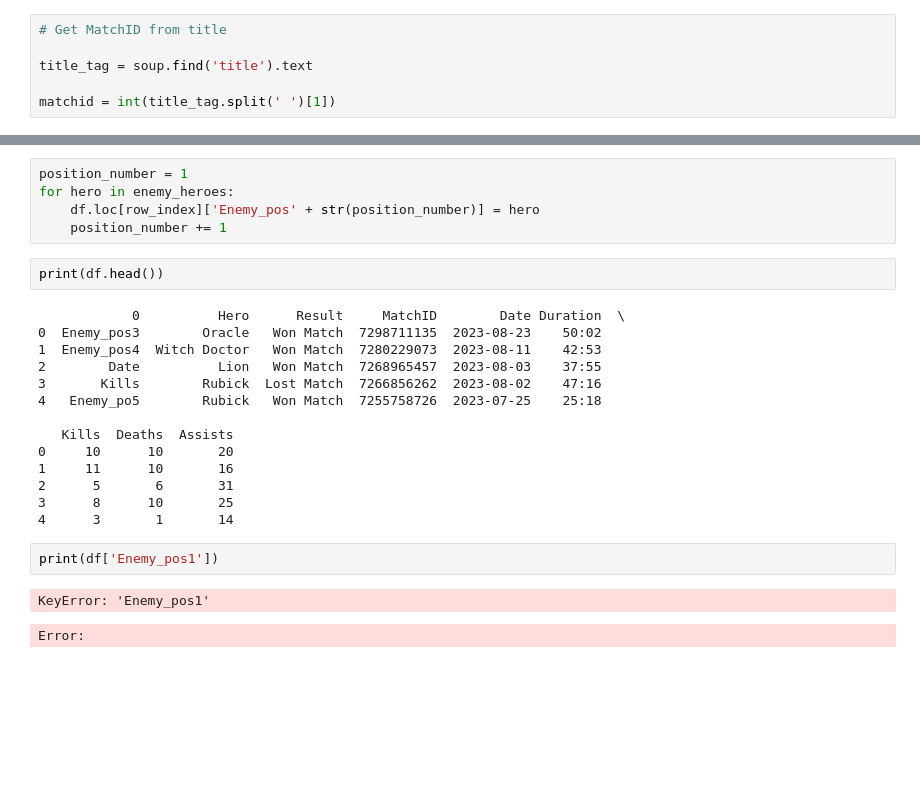
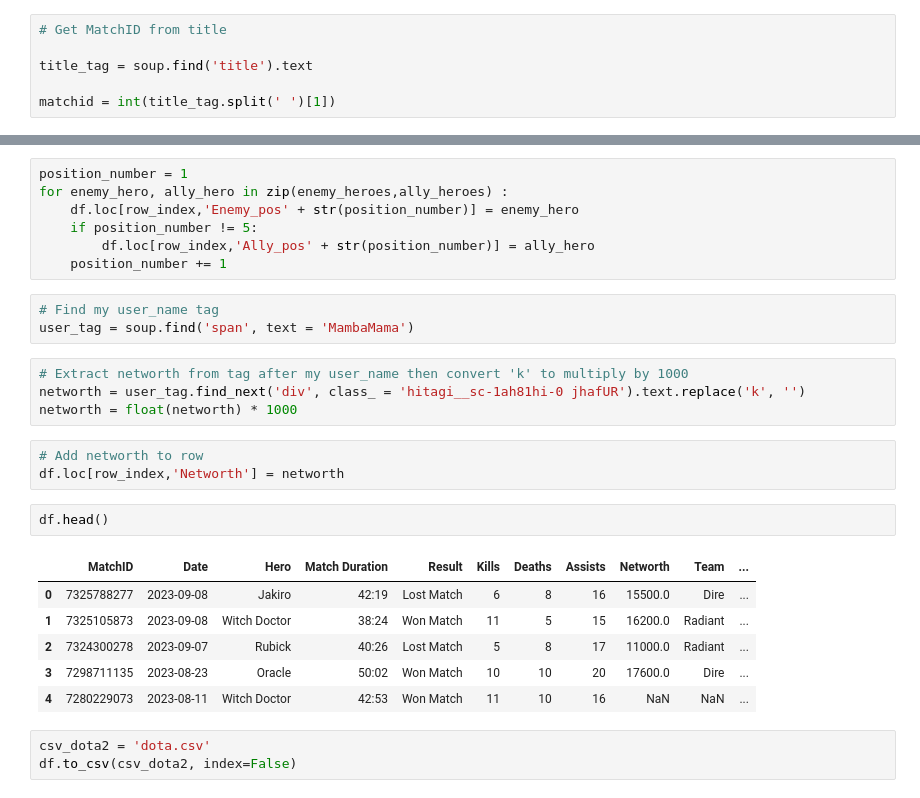
Before and after one commit to hvo7/dota2predictor, a Jupyter notebook: manual_webscraper.ipynb, the cells around one changed output, grey strips where cells are left out. Cells and saved outputs as stored; diff of their text form; blank space fills up the shorter version.

```diff
--- a/manual_webscraper.ipynb
+++ b/manual_webscraper.ipynb
@@ -58,26 +121,29 @@ for i in img_tags:
 # %%
 position_number = 1
-for hero in enemy_heroes:
-    df.loc[row_index]['Enemy_pos' + str(position_number)] = hero
+for enemy_hero, ally_hero in zip(enemy_heroes,ally_heroes) :
+    df.loc[row_index,'Enemy_pos' + str(position_number)] = enemy_hero
+    if position_number != 5:
+        df.loc[row_index,'Ally_pos' + str(position_number)] = ally_hero
     position_number += 1
-# %%
-print(df.head())
-# %% [output]
-            0          Hero      Result     MatchID        Date Duration  \
-0  Enemy_pos3        Oracle   Won Match  7298711135  2023-08-23    50:02
-1  Enemy_pos4  Witch Doctor   Won Match  7280229073  2023-08-11    42:53
-2        Date          Lion   Won Match  7268965457  2023-08-03    37:55
-3       Kills        Rubick  Lost Match  7266856262  2023-08-02    47:16
-4   Enemy_po5        Rubick   Won Match  7255758726  2023-07-25    25:18
-
-   Kills  Deaths  Assists
-0     10      10       20
-1     11      10       16
-2      5       6       31
-3      8      10       25
-4      3       1       14
-# %%
-print(df['Enemy_pos1'])
-# %% [output]
-KeyError: 'Enemy_pos1'
-Error:
+# %%
+# Find my user_name tag
+user_tag = soup.find('span', text = 'MambaMama')
+# %%
+# Extract networth from tag after my user_name then convert 'k' to multiply by 1000
+networth = user_tag.find_next('div', class_ = 'hitagi__sc-1ah81hi-0 jhafUR').text.replace('k', '')
+networth = float(networth) * 1000
+# %%
+# Add networth to row
+df.loc[row_index,'Networth'] = networth
+# %%
+df.head()
+# %% [output]
+|  | MatchID | Date | Hero | Match Duration | Result | Kills | Deaths | Assists | Networth | Team | ... |
+| 0 | 7325788277 | 2023-09-08 | Jakiro | 42:19 | Lost Match | 6 | 8 | 16 | 15500.0 | Dire | ... |
+| 1 | 7325105873 | 2023-09-08 | Witch Doctor | 38:24 | Won Match | 11 | 5 | 15 | 16200.0 | Radiant | ... |
+| 2 | 7324300278 | 2023-09-07 | Rubick | 40:26 | Lost Match | 5 | 8 | 17 | 11000.0 | Radiant | ... |
+| 3 | 7298711135 | 2023-08-23 | Oracle | 50:02 | Won Match | 10 | 10 | 20 | 17600.0 | Dire | ... |
+| 4 | 7280229073 | 2023-08-11 | Witch Doctor | 42:53 | Won Match | 11 | 10 | 16 | NaN | NaN | ... |
+# %%
+csv_dota2 = 'dota.csv'
+df.to_csv(csv_dota2, index=False)
```
Also changed, not shown: parts of 14 cells of this notebook.
